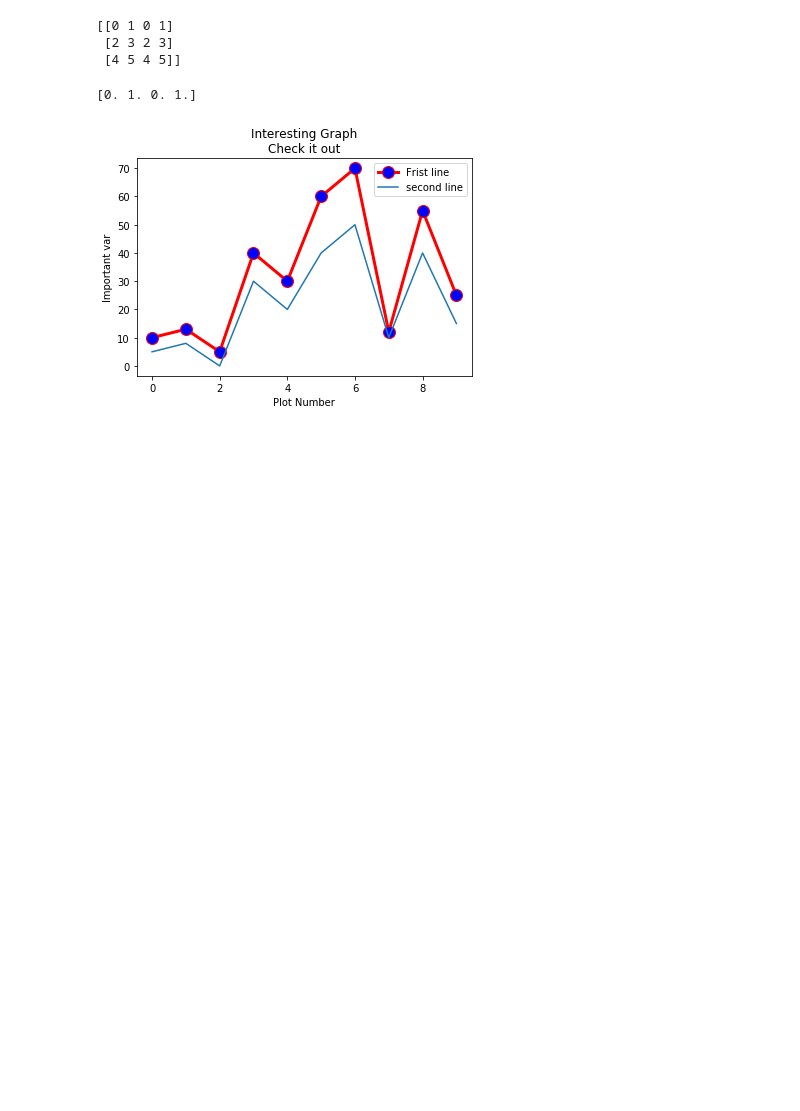
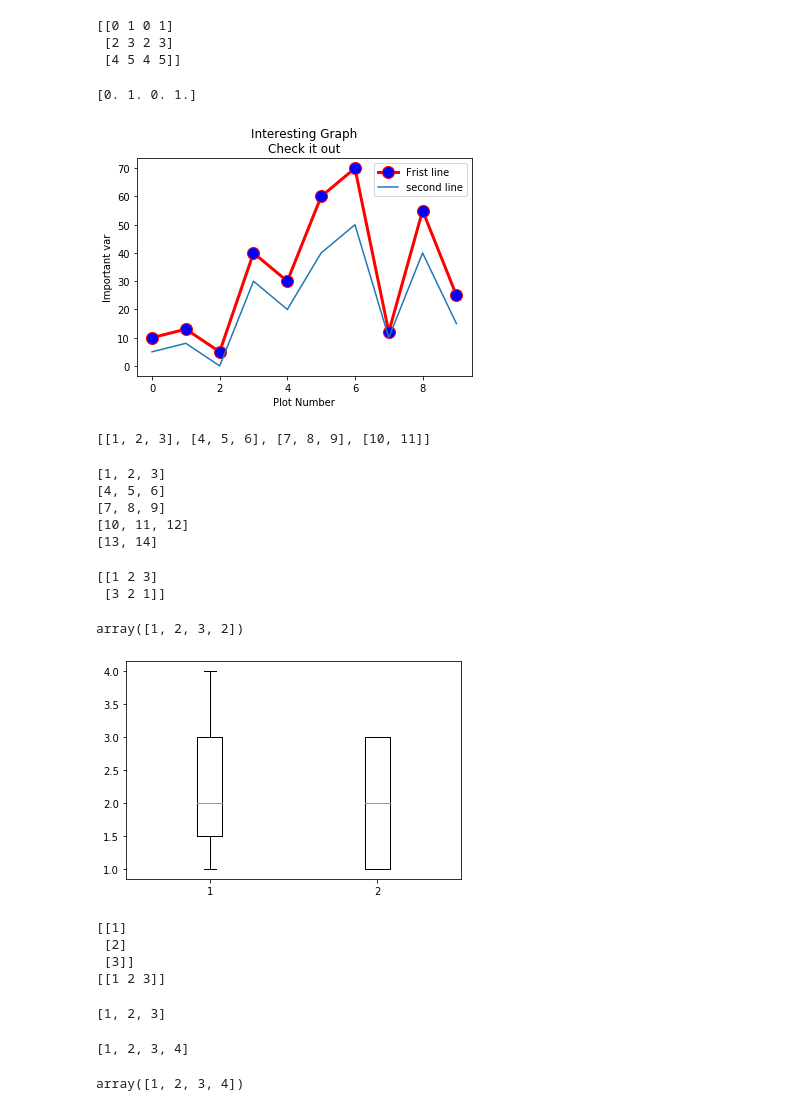
Before and after one commit to ansijing/pyfastqc, a Jupyter notebook: tryit.ipynb, the cells around one changed output. Drawn from its saved outputs; the diff is of its cells as text; code cells hidden in the pictures; blank space fills up the shorter version.

Commit message:
merge plot

```diff
--- a/tryit.ipynb
+++ b/tryit.ipynb
@@ -92,3 +92,56 @@ plt.legend()
 plt.show()
 # %% [output]
 [figure]
+# %%
+a = [1,2,3,4,5,6,7,8,9,10,11]
+step = 3
+b = [a[i:i+step] for i in range(0,len(a),step)]
+print(b)
+# %% [output]
+[[1, 2, 3], [4, 5, 6], [7, 8, 9], [10, 11]]
+# %%
+a = [1,2,3,4,5,6,7,8,9,10,11,12,13,14]
+step = 3
+b = [a[i:i+step] for i in range(0,len(a),step)]
+
+for x in b:
+    print(x)
+# %% [output]
+[1, 2, 3]
+[4, 5, 6]
+[7, 8, 9]
+[10, 11, 12]
+[13, 14]
+# %%
+a = np.array([[1,2,3],[3,2,1]])
+print(a)
+
+a[:,0:2].flatten()
+# %% [output]
+[[1 2 3]
+ [3 2 1]]
+array([1, 2, 3, 2])
+# %%
+a = [[1,2,3,4,3,2,1,3,2,1,3],[3,2,1,1,3]]
+g = plt.boxplot(a)
+# %% [output]
+[figure, added]
+# %%
+a=np.array([[1],[2],[3]])
+print(a)
+print(a.T)
+a.flatten().tolist()
+# %% [output]
+[[1]
+ [2]
+ [3]]
+[[1 2 3]]
+[1, 2, 3]
+# %%
+[1,2] +[3,4]
+# %% [output]
+[1, 2, 3, 4]
+# %%
+np.append(np.array([1,2]), np.array([3,4]))
+# %% [output]
+array([1, 2, 3, 4])
```
Also changed, not shown: 3 other files.
